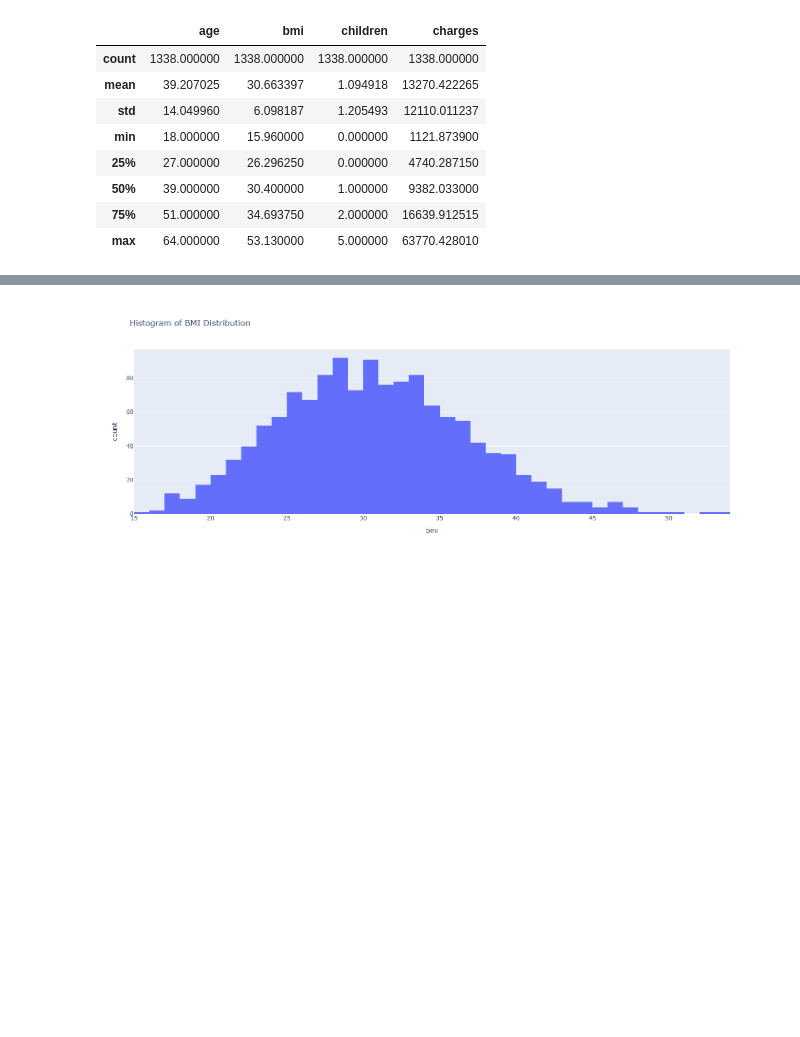
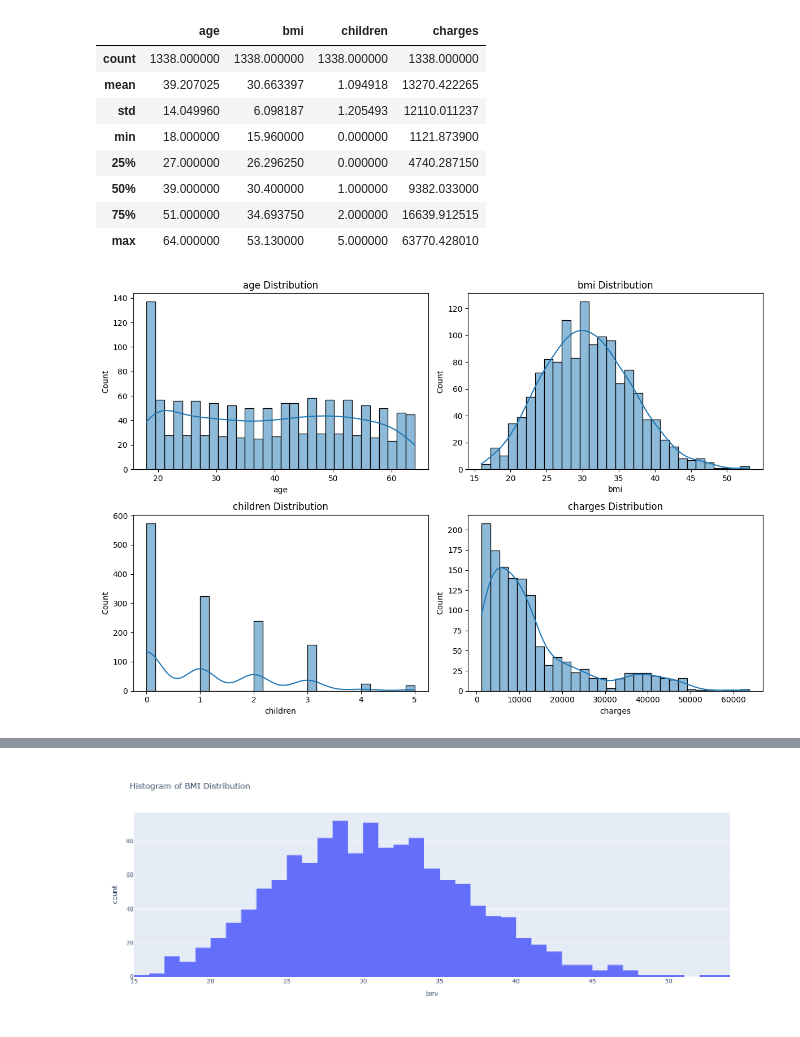
Before and after one commit to sonicmortis/Portfolio, a Jupyter notebook: Insurance/Insurance_Project.ipynb, the cells around one changed output, grey strips where cells are left out. Saved outputs shown, nothing was run; the diff lists cells and outputs as text; code cells hidden in the pictures; blank space fills up the shorter version.

```diff
--- a/Insurance/Insurance_Project.ipynb
+++ b/Insurance/Insurance_Project.ipynb
@@ -44,3 +47,16 @@ df.describe()
 | 50% | 39.000000 | 30.400000 | 1.000000 | 9382.033000 |
 | 75% | 51.000000 | 34.693750 | 2.000000 | 16639.912515 |
 | max | 64.000000 | 53.130000 | 5.000000 | 63770.428010 |
+# %%
+numerical_features = ["age", "bmi", "children", "charges"]
+
+plt.figure(figsize=(12, 8))
+for i, feature in enumerate(numerical_features):
+    plt.subplot(2, 2, i+1)
+    sns.histplot(df[feature], bins=30, kde=True)
+    plt.title(f"{feature} Distribution")
+
+plt.tight_layout()
+plt.show()
+# %% [output]
+[figure, added]
```
Also changed, not shown: parts of 4 cells of this notebook.
